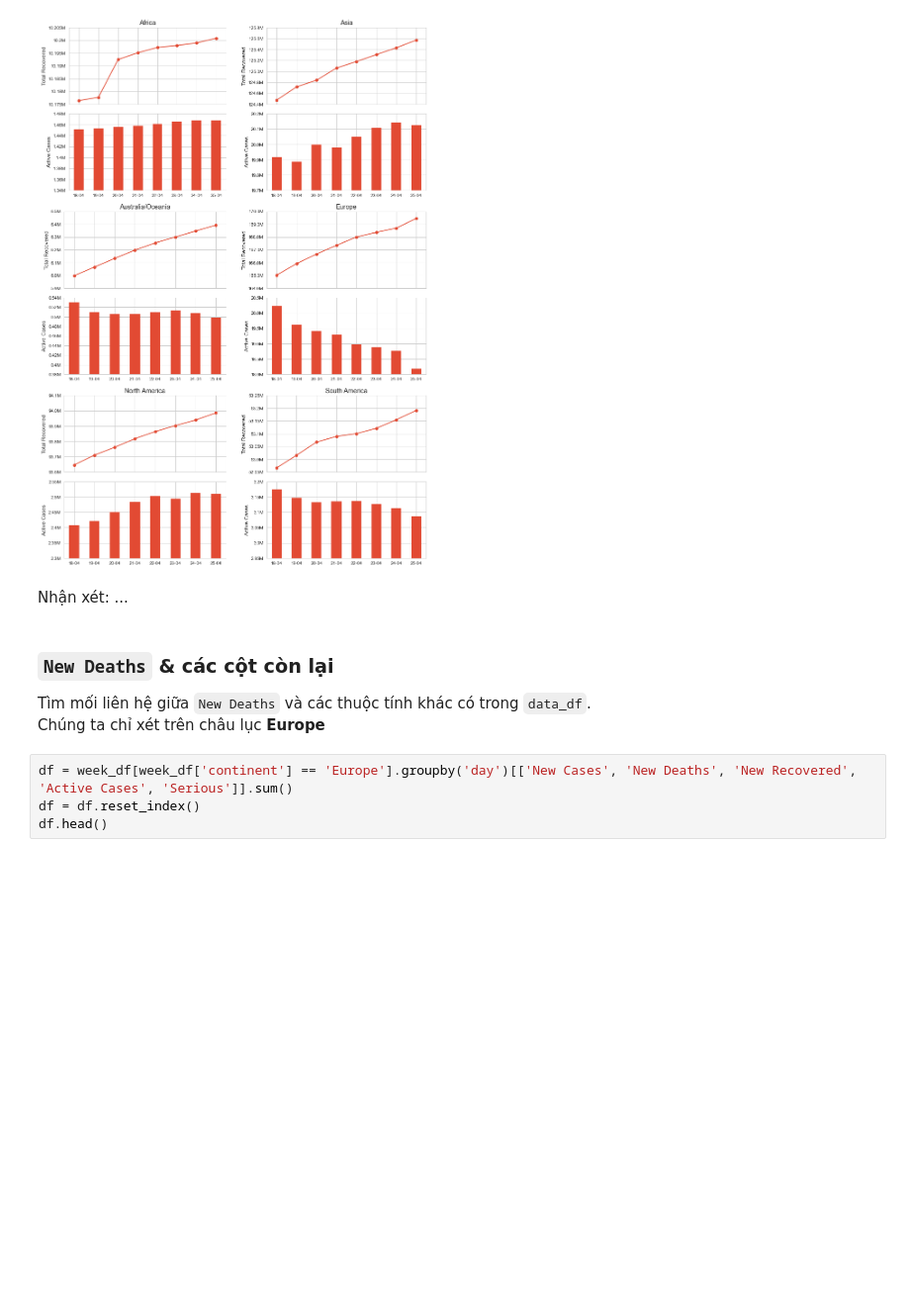
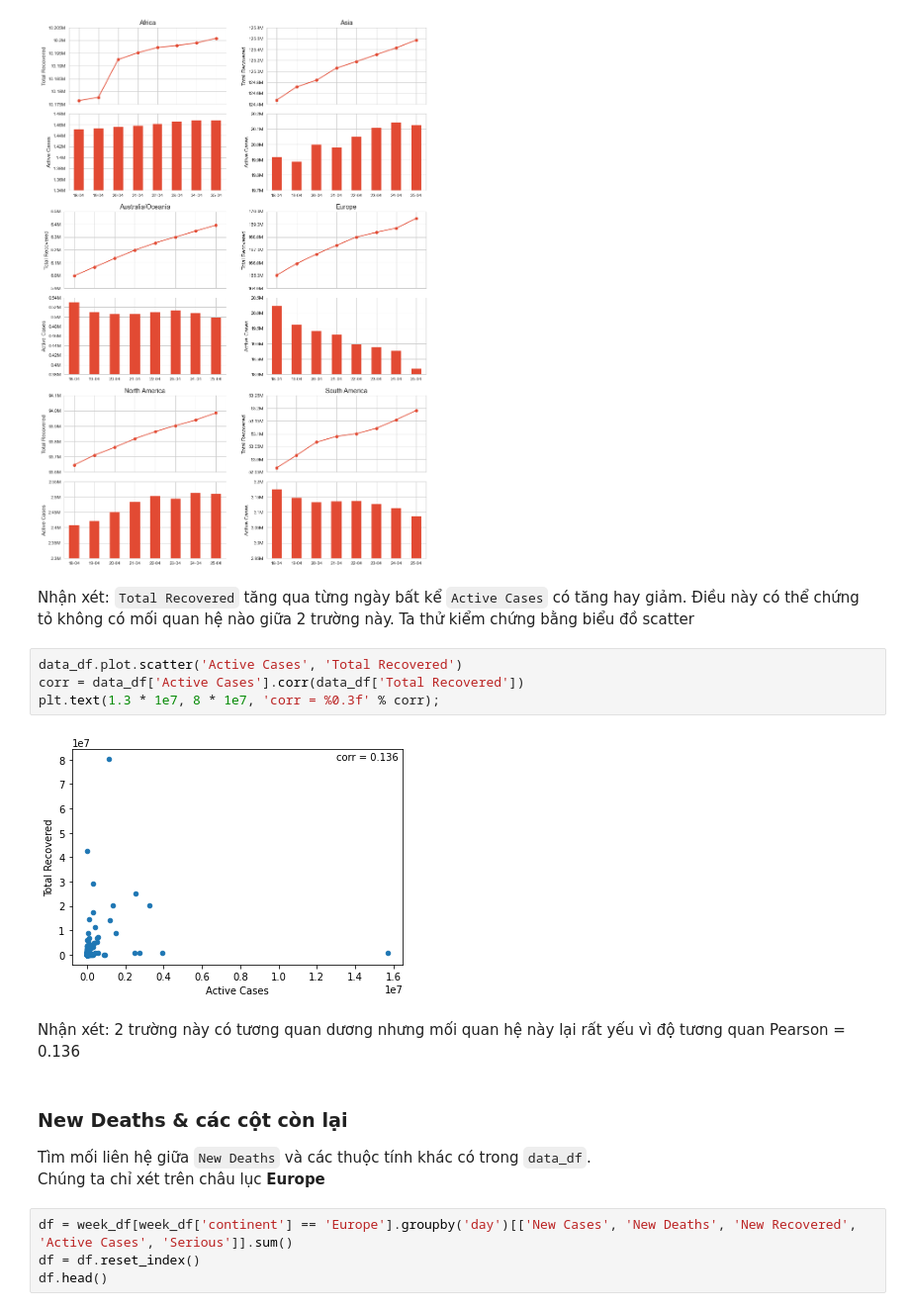
Before and after one commit to LeKiet258/DATA_VIZ_LAB01, a Jupyter notebook: Relationship.ipynb, the cells around one changed output. Shown at 99% size. Saved outputs shown, nothing was run; the diff lists cells and outputs as text; blank space fills up the shorter version.

```diff
--- a/Relationship.ipynb
+++ b/Relationship.ipynb
@@ -535,10 +539,18 @@ for subfig, continent in zip(subfigs.flat, df['continent'].unique()):
     axs[1].set_yticklabels(trunc_labels);
 # %% [output]
 [figure]
-# %% [markdown]
-Nhận xét: ...
+# %% [markdown]
+Nhận xét: `Total Recovered` tăng qua từng ngày bất kể `Active Cases` có tăng hay giảm. Điều này có thể chứng tỏ không có mối quan hệ nào giữa 2 trường này. Ta thử kiểm chứng bằng biểu đồ scatter
+# %%
+data_df.plot.scatter('Active Cases', 'Total Recovered')
+corr = data_df['Active Cases'].corr(data_df['Total Recovered'])
+plt.text(1.3 * 1e7, 8 * 1e7, 'corr = %0.3f' % corr);
+# %% [output]
+[figure, added]
+# %% [markdown]
+Nhận xét: 2 trường này có tương quan dương nhưng mối quan hệ này lại rất yếu vì độ tương quan Pearson = 0.136
 # %% [markdown]
-### `New Deaths` & các cột còn lại
+### New Deaths & các cột còn lại
 Tìm mối liên hệ giữa `New Deaths` và các thuộc tính khác có trong `data_df`.<br>
 Chúng ta chỉ xét trên châu lục **Europe**
 # %%
```
Also changed, not shown: parts of 35 cells of this notebook, 7 other files.
